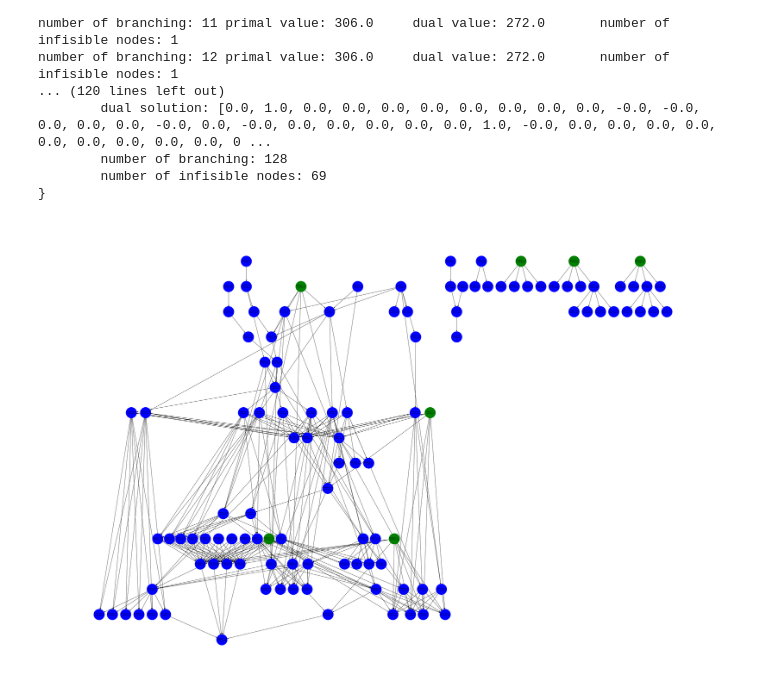
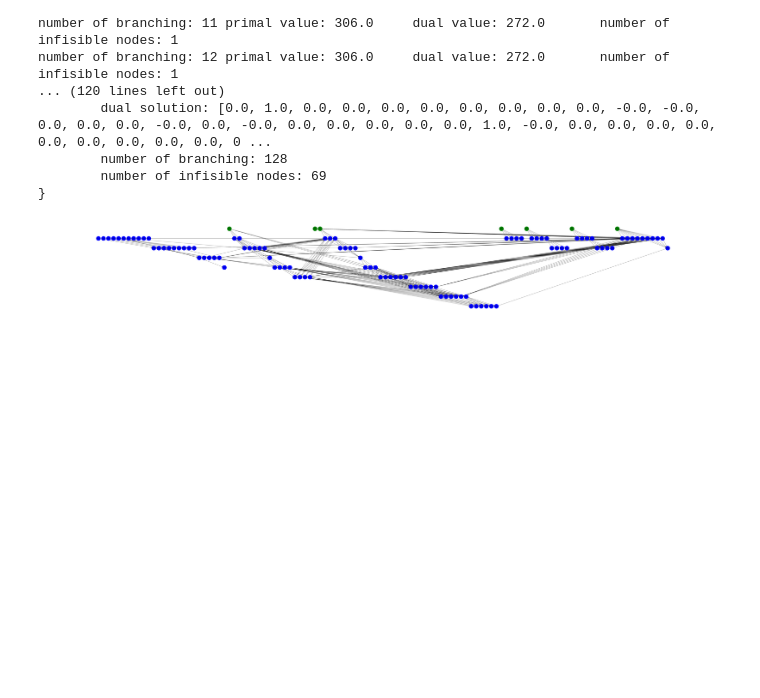
Before and after one commit to Dx-by-Dy/Conflict-analysis, a Jupyter notebook: draw_graph.ipynb, the cells around one changed output. Drawn from its saved outputs; the diff is of its cells as text; code cells hidden in the pictures; blank space fills up the shorter version.

Commit message:
Improved graph representation.

```diff
--- a/draw_graph.ipynb
+++ b/draw_graph.ipynb
@@ -82,23 +62,54 @@ number of branching: 12 primal value: 306.0     dual value: 272.0       number o
         number of branching: 128
         number of infisible nodes: 69
 }
+# %%
+def get_pos(nodes):
+    graph = {}
+    for node in nodes.values():
+        if (node.depth, node.iteration) not in graph:
+            graph[(node.depth, node.iteration)] = [node]
+        else:
+            graph[(node.depth, node.iteration)].append(node)
+
+    gr = sorted(graph.items())
+
+    current_x = 0
+    current_y = 0
+    x_step, y_step = 1, -1
+    current_depth = 0
+    res = {}
+    for (depth, it), gr_nodes in gr:
+        if depth == 0 and it == 0:
+            current_y = -1
+        if depth != current_depth:
+            current_y = 0
+        for node in gr_nodes:
+            res[node_label(node)] = (current_x, current_y)
+            current_x += x_step
+        current_y += y_step
+        current_depth = depth
+
+    return res
 # %%
 nodes, edges, origins = graphes[120].to_plot_info()
 
 G = nx.DiGraph()
 
 for edge in edges:
     G.add_edge(node_label(nodes[edge[0]]), node_label(nodes[edge[1]]))
 
-pos = nx.nx_agraph.graphviz_layout(G, prog="dot")
+#pos = nx.nx_agraph.graphviz_layout(G, prog="dot")
+# pos = dict([(node_label(n), (n.depth, -n.iteration)) for n in nodes.values()])
+# print(pos)
+pos = get_pos(nodes)
 
-plt.figure(3,figsize=(45,30))
+plt.figure(3,figsize=(110,15))
 nx.draw(G,
         pos,
         with_labels=True,
         font_size=8,
         node_size=2600,
         node_color=[node_color(idx, node, origins) for idx, node in nodes.items()]
        )
 # %% [output]
-[figure, old version]
+[figure, new version]
```
Also changed, not shown: parts of 2 cells of this notebook.
